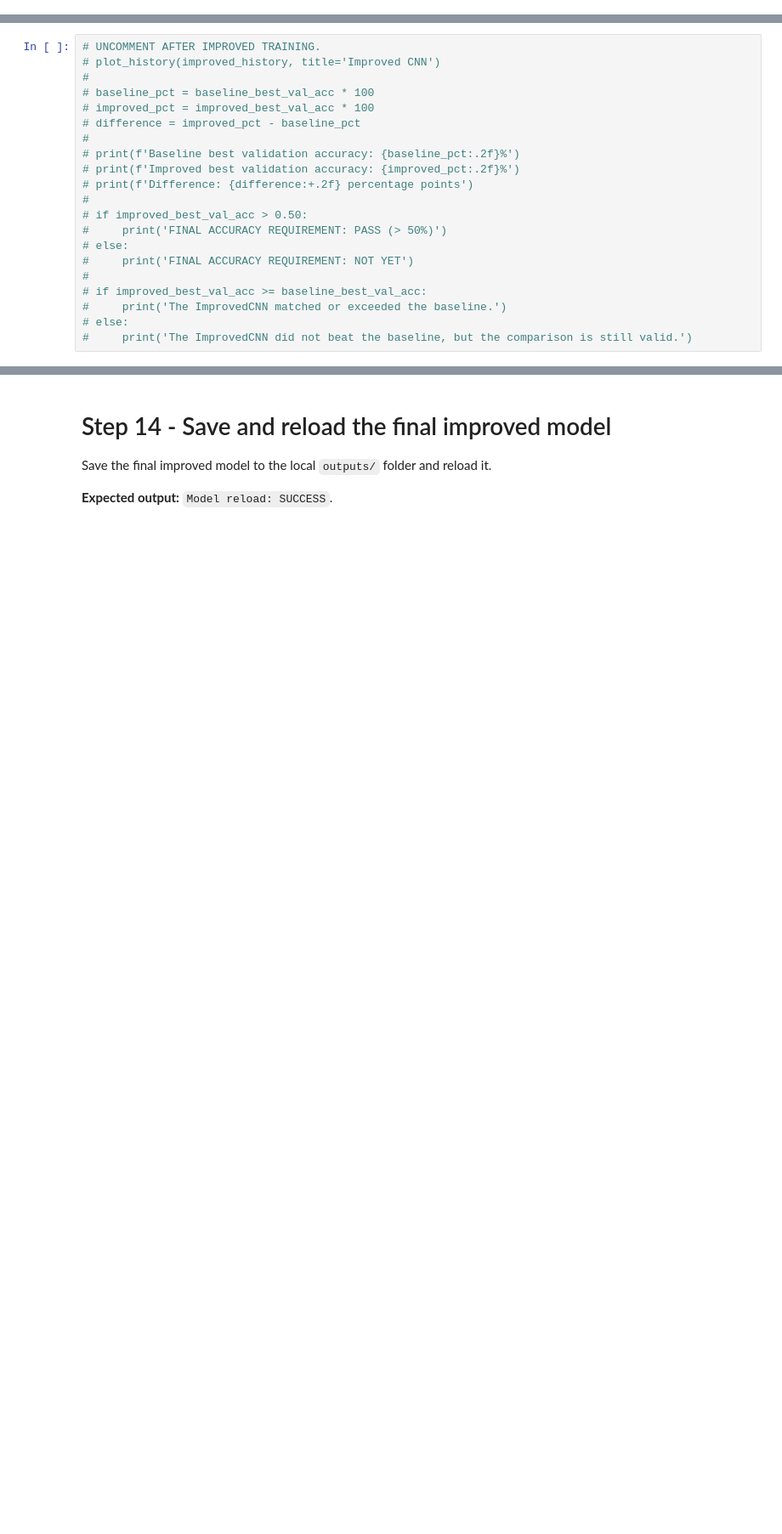
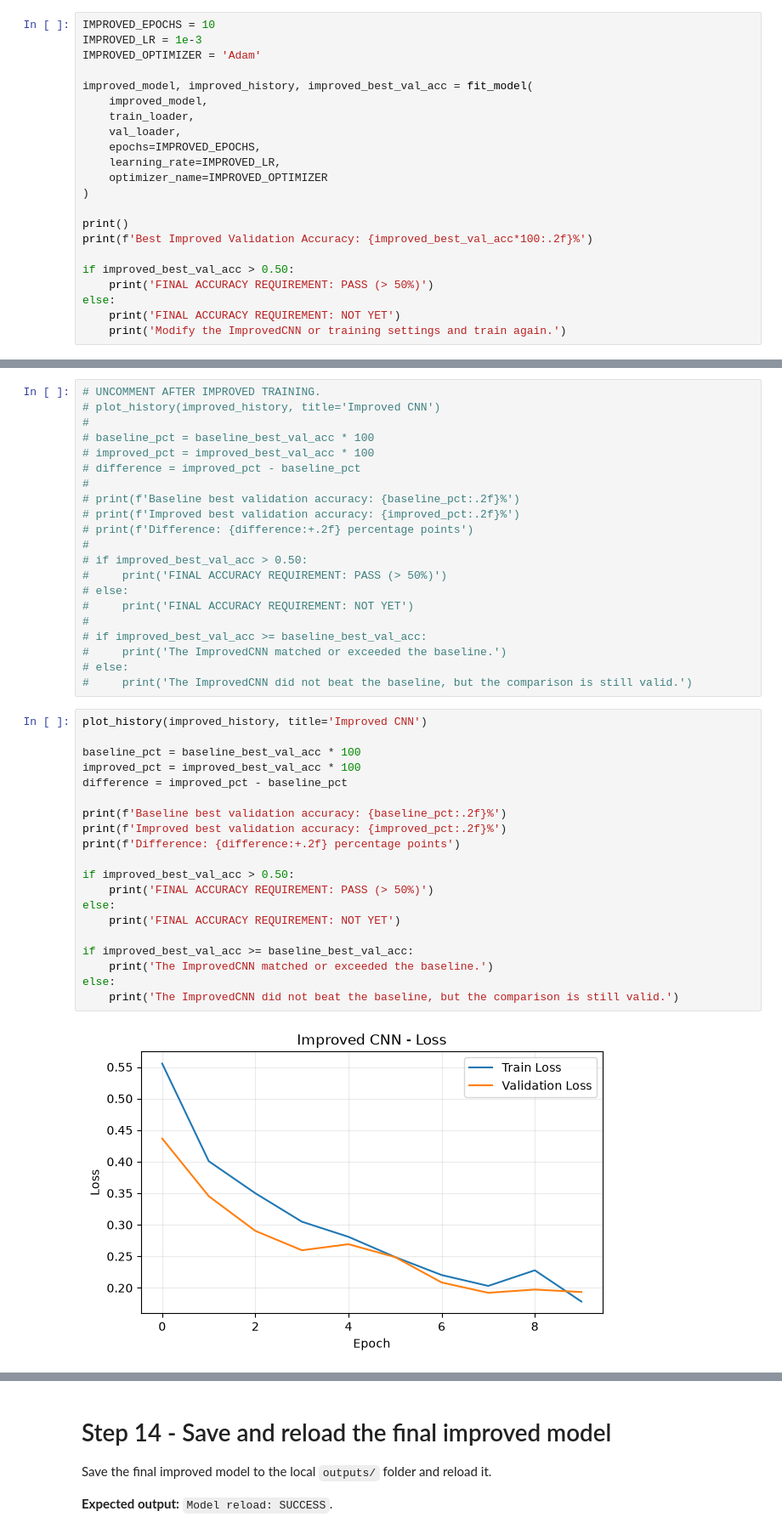
Before and after one commit to kyisinn/Week8_Asigmt, a Jupyter notebook: Assignment_8_Chihuahua_Muffin_Local_PC.ipynb, the cells around one changed output, grey strips where cells are left out. Shown at 85% size. Cells and saved outputs as stored; diff of their text form; blank space fills up the shorter version.

```diff
--- a/Assignment_8_Chihuahua_Muffin_Local_PC.ipynb
+++ b/Assignment_8_Chihuahua_Muffin_Local_PC.ipynb
@@ -727,3 +875,25 @@ IMPROVED_OPTIMIZER = 'Adam'
 # else:
 #     print('FINAL ACCURACY REQUIREMENT: NOT YET')
 #     print('Modify the ImprovedCNN or training settings and train again.')
+# %%
+IMPROVED_EPOCHS = 10
+IMPROVED_LR = 1e-3
+IMPROVED_OPTIMIZER = 'Adam'
+
+improved_model, improved_history, improved_best_val_acc = fit_model(
+    improved_model,
+    train_loader,
+    val_loader,
+    epochs=IMPROVED_EPOCHS,
+    learning_rate=IMPROVED_LR,
+    optimizer_name=IMPROVED_OPTIMIZER
+)
+
+print()
+print(f'Best Improved Validation Accuracy: {improved_best_val_acc*100:.2f}%')
+
+if improved_best_val_acc > 0.50:
+    print('FINAL ACCURACY REQUIREMENT: PASS (> 50%)')
+else:
+    print('FINAL ACCURACY REQUIREMENT: NOT YET')
+    print('Modify the ImprovedCNN or training settings and train again.')
@@ -764,3 +948,25 @@ Do not stop after the baseline. The final submission must show **both models**.
 #     print('The ImprovedCNN matched or exceeded the baseline.')
 # else:
 #     print('The ImprovedCNN did not beat the baseline, but the comparison is still valid.')
+# %%
+plot_history(improved_history, title='Improved CNN')
+
+baseline_pct = baseline_best_val_acc * 100
+improved_pct = improved_best_val_acc * 100
+difference = improved_pct - baseline_pct
+
+print(f'Baseline best validation accuracy: {baseline_pct:.2f}%')
+print(f'Improved best validation accuracy: {improved_pct:.2f}%')
+print(f'Difference: {difference:+.2f} percentage points')
+
+if improved_best_val_acc > 0.50:
+    print('FINAL ACCURACY REQUIREMENT: PASS (> 50%)')
+else:
+    print('FINAL ACCURACY REQUIREMENT: NOT YET')
+
+if improved_best_val_acc >= baseline_best_val_acc:
+    print('The ImprovedCNN matched or exceeded the baseline.')
+else:
+    print('The ImprovedCNN did not beat the baseline, but the comparison is still valid.')
+# %% [output]
+[figure, added]
```
Also changed, not shown: parts of 12 cells of this notebook, 3 other files.
